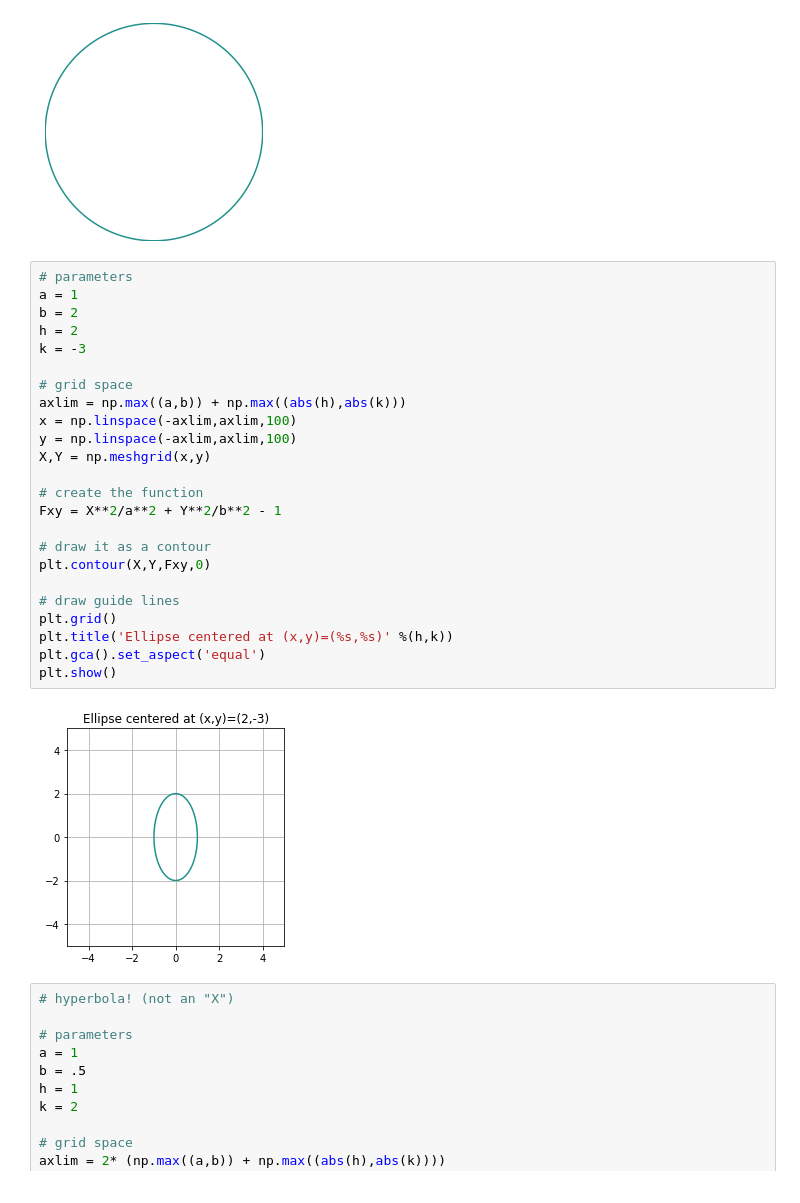
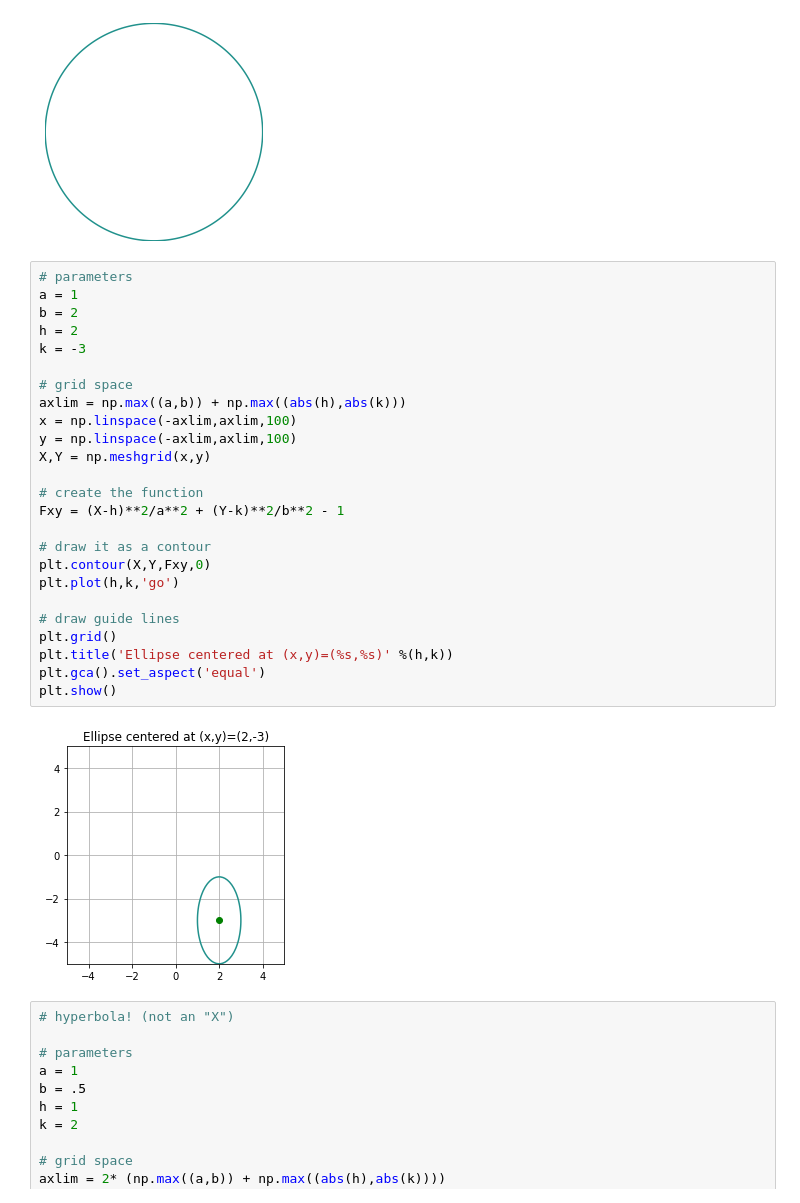
Before and after one commit to sayandafadar/Master-Math-With-Python, a Jupyter notebook: Section 8/MXC_pymath_conics_BUGHUNT.ipynb, the cells around one changed output. Drawn from its saved outputs; the diff is of its cells as text.

```diff
--- a/Section 8/MXC_pymath_conics_BUGHUNT.ipynb
+++ b/Section 8/MXC_pymath_conics_BUGHUNT.ipynb
@@ -38,29 +38,30 @@ plt.show()
 # %%
 # parameters
 a = 1
 b = 2
 h = 2
 k = -3
 
 # grid space
 axlim = np.max((a,b)) + np.max((abs(h),abs(k)))
 x = np.linspace(-axlim,axlim,100)
 y = np.linspace(-axlim,axlim,100)
 X,Y = np.meshgrid(x,y)
 
 # create the function
-Fxy = X**2/a**2 + Y**2/b**2 - 1
+Fxy = (X-h)**2/a**2 + (Y-k)**2/b**2 - 1
 
 # draw it as a contour
 plt.contour(X,Y,Fxy,0)
+plt.plot(h,k,'go')
 
 # draw guide lines
 plt.grid()
 plt.title('Ellipse centered at (x,y)=(%s,%s)' %(h,k))
 plt.gca().set_aspect('equal')
 plt.show()
 # %% [output]
-[figure, old version]
+[figure, new version]
 # %%
 # hyperbola! (not an "X")
 
```
Also changed, not shown: 3 other files.
